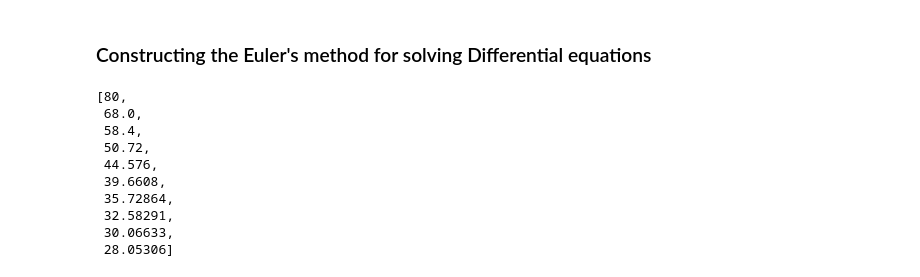
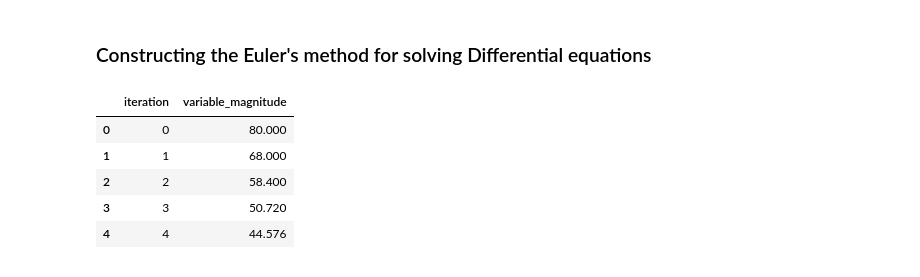
Before and after one commit to HijoBejuco/dynamical-systems-modeling, a Jupyter notebook: code_notebook.ipynb, the cells around one changed output. Cells and saved outputs as stored; diff of their text form; code cells hidden in the pictures.

```diff
--- a/code_notebook.ipynb
+++ b/code_notebook.ipynb
@@ -125,13 +133,11 @@ def euler_method(differential_eq: Callable, delta, iterations, *args, **kwargs):
 # %%
-euler_method(differential_eq, 1, 10, 0.2, 20, variable_magnitude=80)
+data = euler_method(differential_eq, 1, 20, 0.2, 20, variable_magnitude=80)
-# %% [output]
-[80,
- 68.0,
- 58.4,
- 50.72,
- 44.576,
- 39.6608,
- 35.72864,
- 32.58291,
- 30.06633,
- 28.05306]
+# %%
+data.head()
+# %% [output]
+|  | iteration | variable_magnitude |
+| 0 | 0 | 80.000 |
+| 1 | 1 | 68.000 |
+| 2 | 2 | 58.400 |
+| 3 | 3 | 50.720 |
+| 4 | 4 | 44.576 |
```
Also changed, not shown: parts of 3 cells of this notebook.
